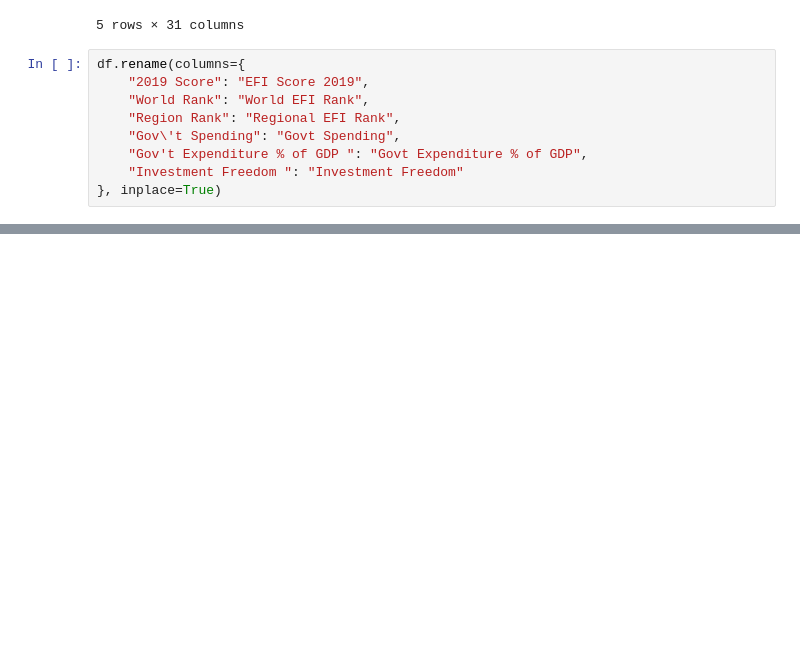
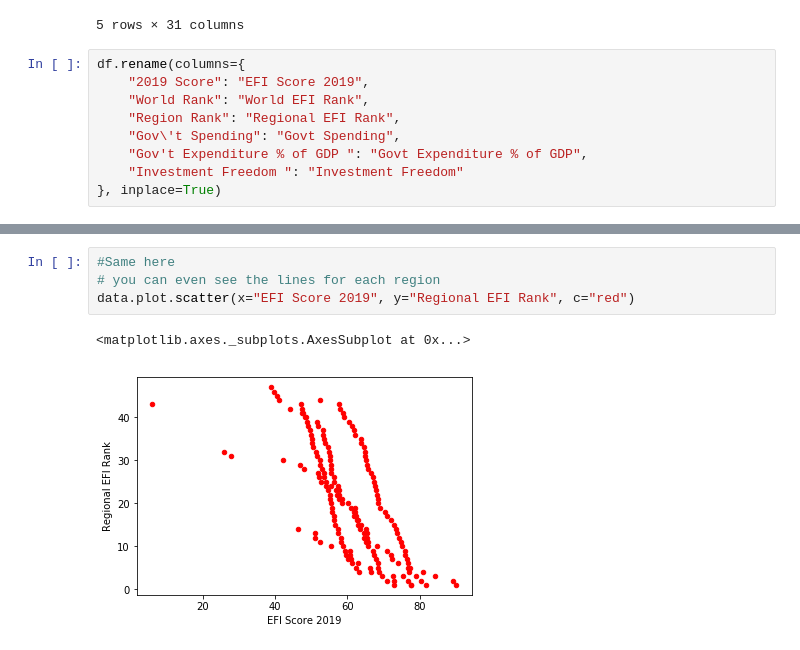
Before and after one commit to fchikwekwe/IntroToMachineLearning, a Jupyter notebook: EconomicFreedomProject.ipynb, the cells around one changed output, grey strips where cells are left out. Saved outputs shown, nothing was run; the diff lists cells and outputs as text; blank space fills up the shorter version.

```diff
--- a/EconomicFreedomProject.ipynb
+++ b/EconomicFreedomProject.ipynb
@@ -222,0 +210,7 @@ data['GDP (Billions, PPP)'].unique()
+# %%
+#Same here
+# you can even see the lines for each region
+data.plot.scatter(x="EFI Score 2019", y="Regional EFI Rank", c="red")
+# %% [output]
+<matplotlib.axes._subplots.AxesSubplot at 0x...>
+[figure, added]
```
Also changed, not shown: parts of 22 cells of this notebook, 1 other file.
